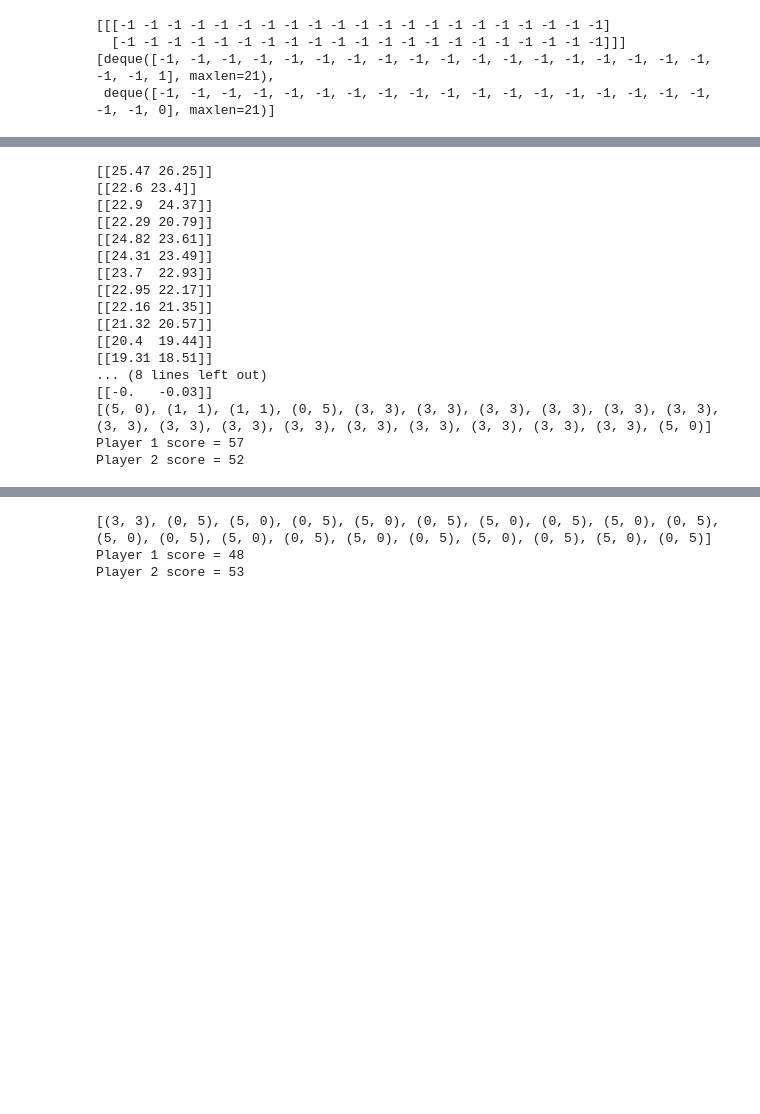
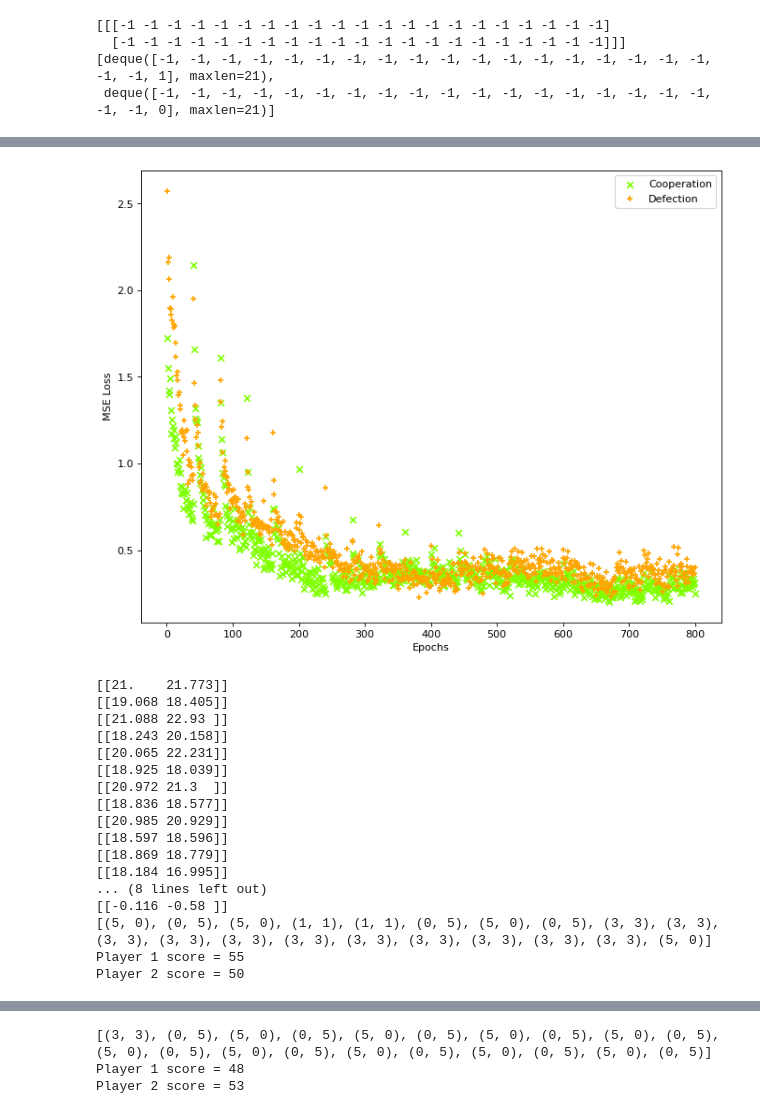
Before and after one commit to hongh-zhang/The-Evolution-of-Defection, a Jupyter notebook: Project.ipynb, the cells around one changed output, grey strips where cells are left out. Saved outputs shown, nothing was run; the diff lists cells and outputs as text; code cells hidden in the pictures; blank space fills up the shorter version.

```diff
--- a/Project.ipynb
+++ b/Project.ipynb
@@ -129,9 +122,16 @@ for i in range(60):
     game.play()
 p1.greedy = 0.2
 # %%
-for _ in range(50):
-    p1.train(80, param)
+for _ in range(20):
+    start = time()
+    p1.train(60, param)
+
+    # collect new experience with trained network
     [Match((p1, axl.TitForTat())).play() for _ in range(10)]
     [Match((p1, axl.Alternator())).play() for _ in range(10)]
-    print(f'{p1.network.loss:.4f}')
+
+    print(f'loss: {p1.network.loss},            time: +{time()-start:.2f} sec')
+
+# left: loss for cooperation
+# right: loss for defection
 # %% [output]
@@ -156,24 +158,28 @@ KeyboardInterrupt:
+# %%
+p1.plot()
+# %% [output]
+[figure, added]
 # %%
 with p1:
     play(p1, axl.TitForTat(), Match)
 # %% [output]
-[[25.47 26.25]]
-[[22.6 23.4]]
-[[22.9  24.37]]
-[[22.29 20.79]]
-[[24.82 23.61]]
-[[24.31 23.49]]
-[[23.7  22.93]]
-[[22.95 22.17]]
-[[22.16 21.35]]
-[[21.32 20.57]]
-[[20.4  19.44]]
-[[19.31 18.51]]
+[[21.    21.773]]
+[[19.068 18.405]]
+[[21.088 22.93 ]]
+[[18.243 20.158]]
+[[20.065 22.231]]
+[[18.925 18.039]]
+[[20.972 21.3  ]]
+[[18.836 18.577]]
+[[20.985 20.929]]
+[[18.597 18.596]]
+[[18.869 18.779]]
+[[18.184 16.995]]
 ... (8 lines left out)
-[[-0.   -0.03]]
-[(5, 0), (1, 1), (1, 1), (0, 5), (3, 3), (3, 3), (3, 3), (3, 3), (3, 3), (3, 3), (3, 3), (3, 3), (3, 3), (3, 3), (3, 3), (3, 3), (3, 3), (3, 3), (3, 3), (5, 0)]
-Player 1 score = 57
-Player 2 score = 52
+[[-0.116 -0.58 ]]
+[(5, 0), (0, 5), (5, 0), (1, 1), (1, 1), (0, 5), (5, 0), (0, 5), (3, 3), (3, 3), (3, 3), (3, 3), (3, 3), (3, 3), (3, 3), (3, 3), (3, 3), (3, 3), (3, 3), (5, 0)]
+Player 1 score = 55
+Player 2 score = 50
 # %%
 with p1:
     play(p1, axl.Alternator(), Match)
```
Also changed, not shown: parts of 10 cells of this notebook, 2 other files.
